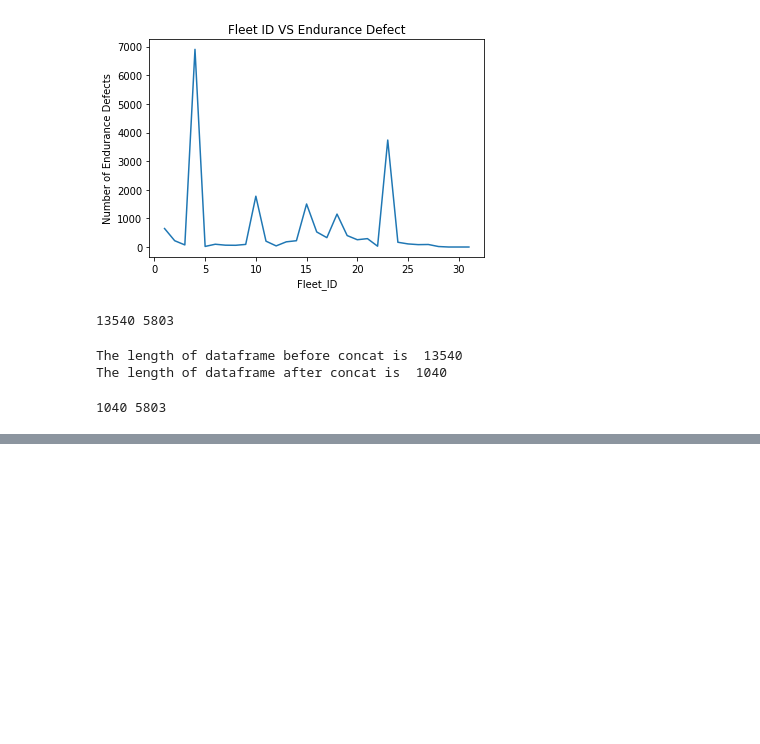
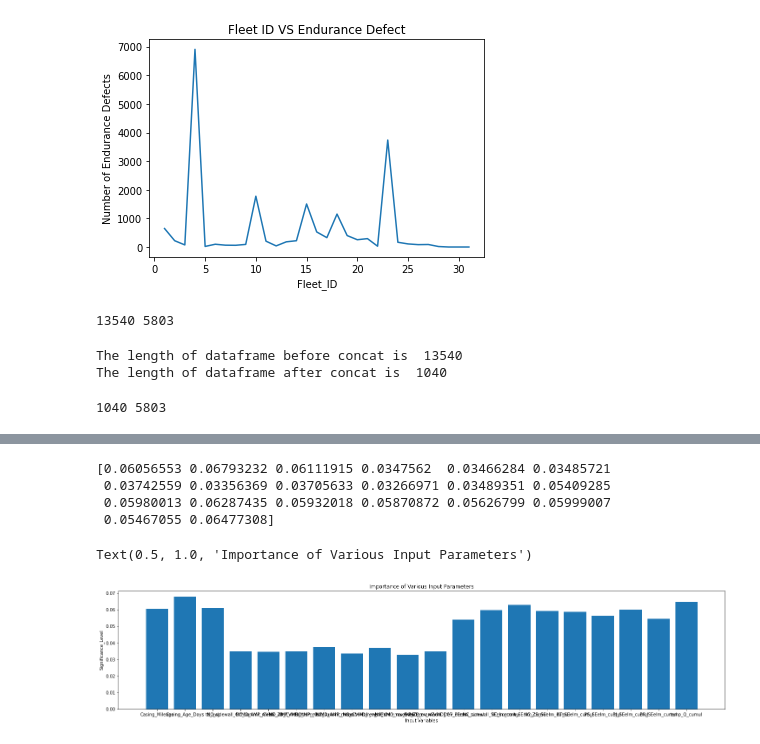
Before and after one commit to Vispikarkaria/Michelin_Tires_07312022, a Jupyter notebook: Michelin_Tires_07312022.ipynb, the cells around one changed output, grey strips where cells are left out. Saved outputs shown, nothing was run; the diff lists cells and outputs as text; code cells hidden in the pictures; blank space fills up the shorter version.

```diff
--- a/Michelin_Tires_07312022.ipynb
+++ b/Michelin_Tires_07312022.ipynb
@@ -143,0 +171,18 @@ F1_score: 0.11007025761124122
+# %%
+## Check the sensitivity of each variable
+
+importance = clf.feature_importances_
+print(importance)
+plt.figure(figsize=(25, 5))
+X_importance = ['Casing_Mileage', 'Casing_Age_Days', 'td_avg', 'NC_sidewall_CVMD_AMP_mean', 'NC_summit_CVMD_AMP_mean', 'NC_ZB_CVMD_AMP_mean', 'NC_turn_CVMD_AMP_mean', 'NC_summit_maxCVMD_rev_mean', 'NC_sidewall_maxCVMD_rev_mean', 'NC_turn_maxCVMD_rev_mean', 'NC_ZB_maxCVMD_rev_mean', 'D07_SEelm_cumul', 'NC_sidewall_SEelm_cumul', 'NC_summit_SEelm_cumul', 'NC_ZB_SEelm_cumul', 'BT_SEelm_cumul', 'PS_SEelm_cumul', 'BJ_SEelm_cumul', 'BR_SEelm_cumul', 'temp_Q_cumul']
+plt.bar(X_importance, importance)
+plt.ylabel("Significance_Level")
+plt.xlabel("Input Variables")
+plt.title("Importance of Various Input Parameters")
+# %% [output]
+[0.06056553 0.06793232 0.06111915 0.0347562  0.03466284 0.03485721
+ 0.03742559 0.03356369 0.03705633 0.03266971 0.03489351 0.05409285
+ 0.05980013 0.06287435 0.05932018 0.05870872 0.05626799 0.05999007
+ 0.05467055 0.06477308]
+Text(0.5, 1.0, 'Importance of Various Input Parameters')
+[figure, added]
```
Also changed, not shown: parts of 9 cells of this notebook, 1 other file.
